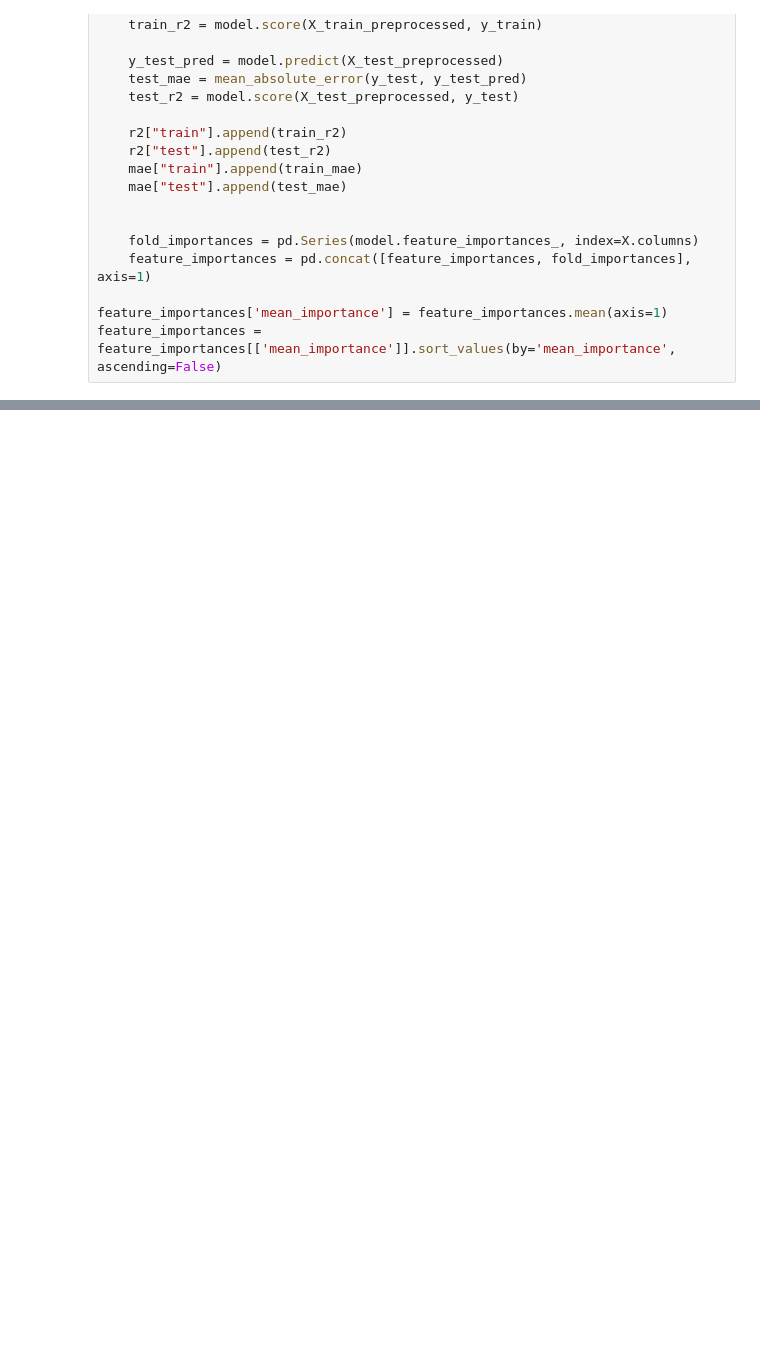
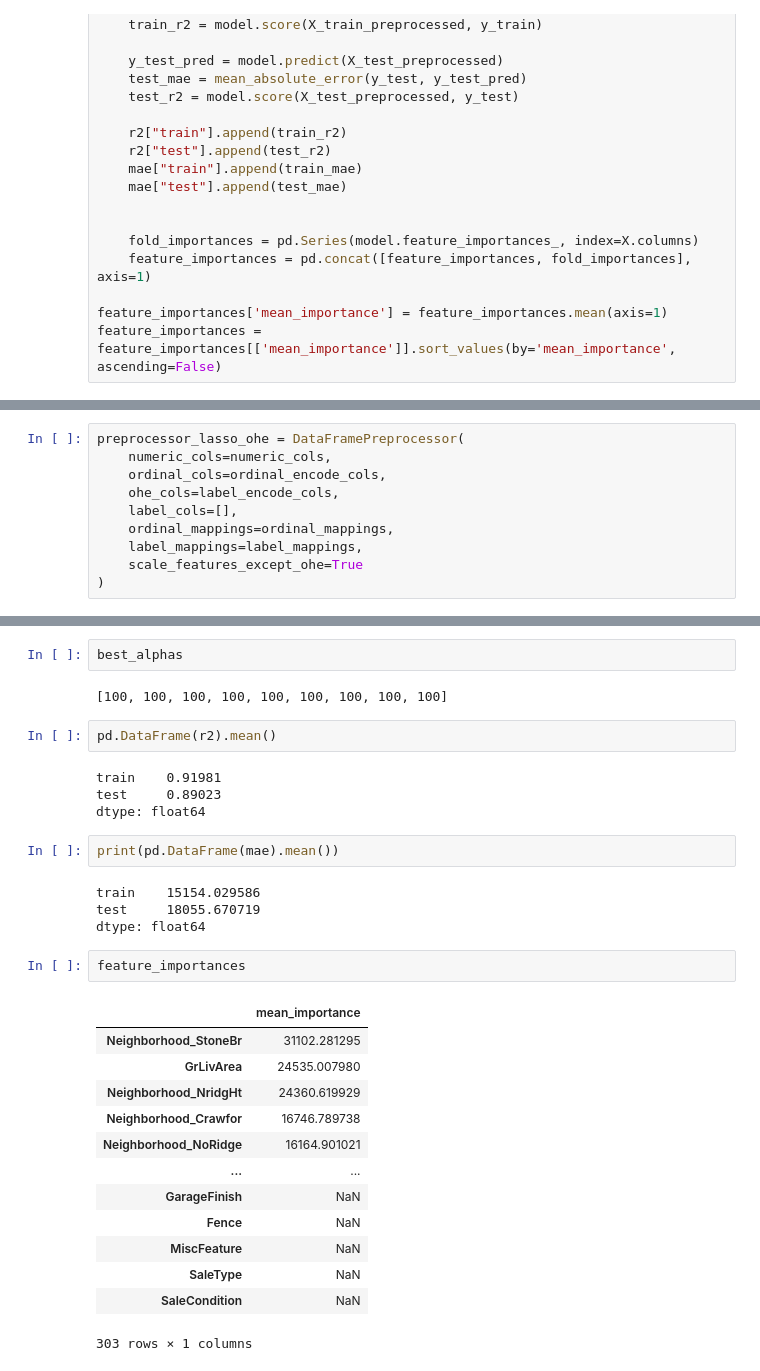
Before and after one commit to siiyayu/FeatureSelectionTechniques, a Jupyter notebook: evaluating_models.ipynb, the cells around one changed output, grey strips where cells are left out. Cells and saved outputs as stored; diff of their text form; blank space fills up the shorter version.

```diff
--- a/evaluating_models.ipynb
+++ b/evaluating_models.ipynb
@@ -305,0 +393,10 @@ feature_importances.sort_values(by="mean_importance", ascending=False)
+# %%
+preprocessor_lasso_ohe = DataFramePreprocessor(
+    numeric_cols=numeric_cols,
+    ordinal_cols=ordinal_encode_cols,
+    ohe_cols=label_encode_cols,
+    label_cols=[],
+    ordinal_mappings=ordinal_mappings,
+    label_mappings=label_mappings,
+    scale_features_except_ohe=True
+)
@@ -305,0 +449,32 @@ feature_importances.sort_values(by="mean_importance", ascending=False)
+# %%
+best_alphas
+# %% [output]
+[100, 100, 100, 100, 100, 100, 100, 100, 100]
+# %%
+pd.DataFrame(r2).mean()
+# %% [output]
+train    0.91981
+test     0.89023
+dtype: float64
+# %%
+print(pd.DataFrame(mae).mean())
+# %% [output]
+train    15154.029586
+test     18055.670719
+dtype: float64
+# %%
+feature_importances
+# %% [output]
+|  | mean_importance |
+| Neighborhood_StoneBr | 31102.281295 |
+| GrLivArea | 24535.007980 |
+| Neighborhood_NridgHt | 24360.619929 |
+| Neighborhood_Crawfor | 16746.789738 |
+| Neighborhood_NoRidge | 16164.901021 |
+| ... | ... |
+| GarageFinish | NaN |
+| Fence | NaN |
+| MiscFeature | NaN |
+| SaleType | NaN |
+| SaleCondition | NaN |
+303 rows × 1 columns
```
Also changed, not shown: parts of 29 cells of this notebook, 1 other file.
